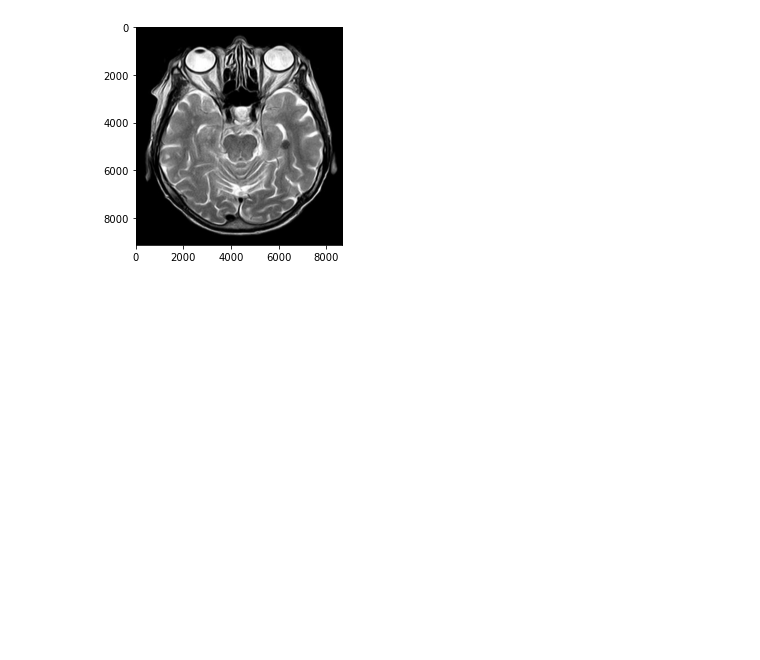
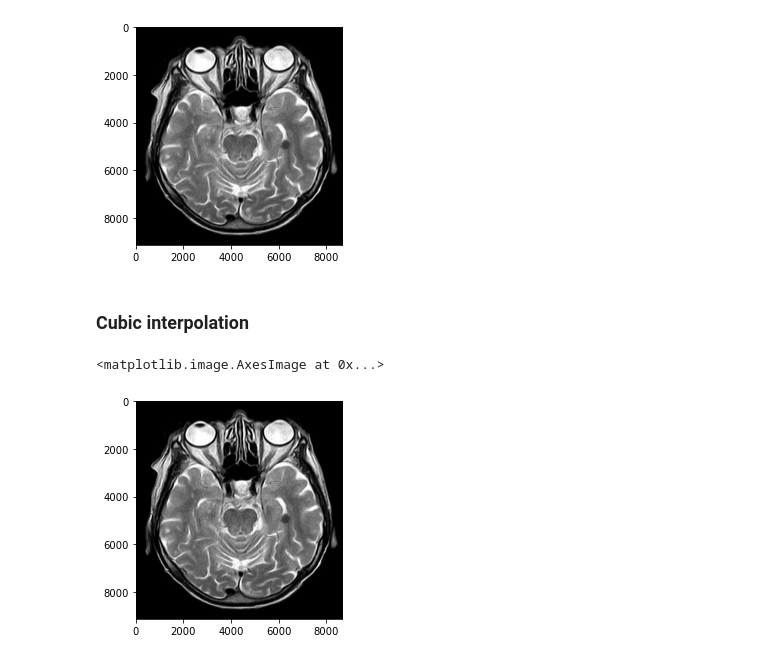
Before and after one commit to zahrasalarian/Digital-Image-Processing-for-Medical-Applications, a Jupyter notebook: HW1/pt-1.ipynb, the cells around one changed output. Drawn from its saved outputs; the diff is of its cells as text; code cells hidden in the pictures; blank space fills up the shorter version.

Commit message:
Adds cubic and nearest interpolations

```diff
--- a/HW1/pt-1.ipynb
+++ b/HW1/pt-1.ipynb
@@ -168,3 +170,20 @@ plt.imshow(borderless_linear_scaled_img, cmap='gray', vmin = 0, vmax = 255)
 # %% [output]
 <matplotlib.image.AxesImage at 0x...>
 [figure]
+# %% [markdown]
+### Cubic interpolation
+# %%
+new_padded_image = padded_image
+new_width = int(new_padded_image.shape[1]*4)
+new_height = int(new_padded_image.shape[0]*4)
+cubic_scaled_img = cv2.resize(new_padded_image, (new_width, new_height), interpolation=cv2.INTER_CUBIC)
+plt.imshow(cubic_scaled_img, cmap='gray', vmin = 0, vmax = 255)
+
+new_cubic_scaled_img = translation_func(cubic_scaled_img, -3*cubic_scaled_img.shape[1]//8, -3*cubic_scaled_img.shape[0]//8)
+plt.imshow(new_cubic_scaled_img, cmap='gray', vmin = 0, vmax = 255)
+
+borderless_cubic_scaled_img = scaling_func(new_cubic_scaled_img, 4, 4)
+plt.imshow(borderless_cubic_scaled_img, cmap='gray', vmin = 0, vmax = 255)
+# %% [output]
+<matplotlib.image.AxesImage at 0x...>
+[figure, added]
```
Also changed, not shown: parts of 4 cells of this notebook.
